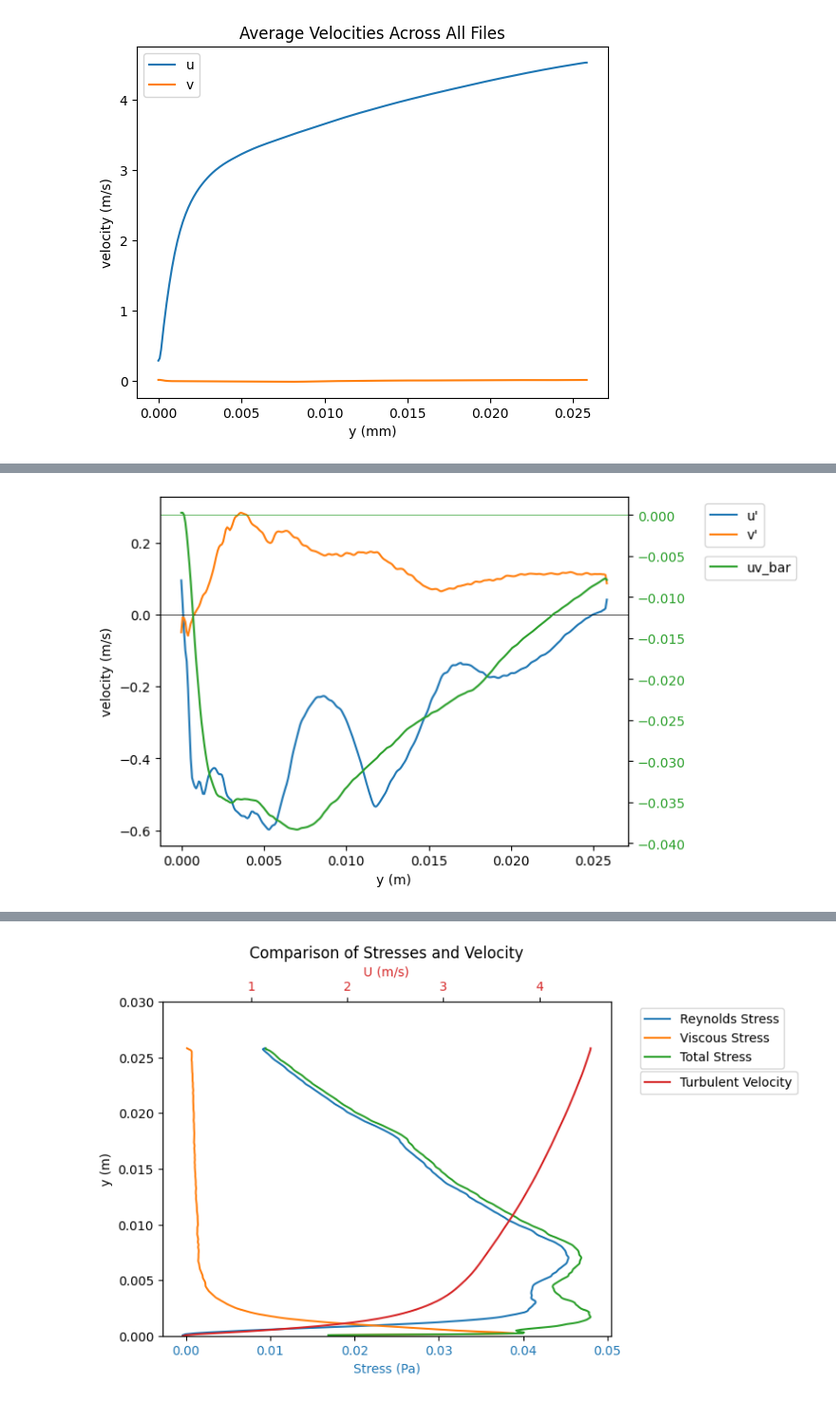
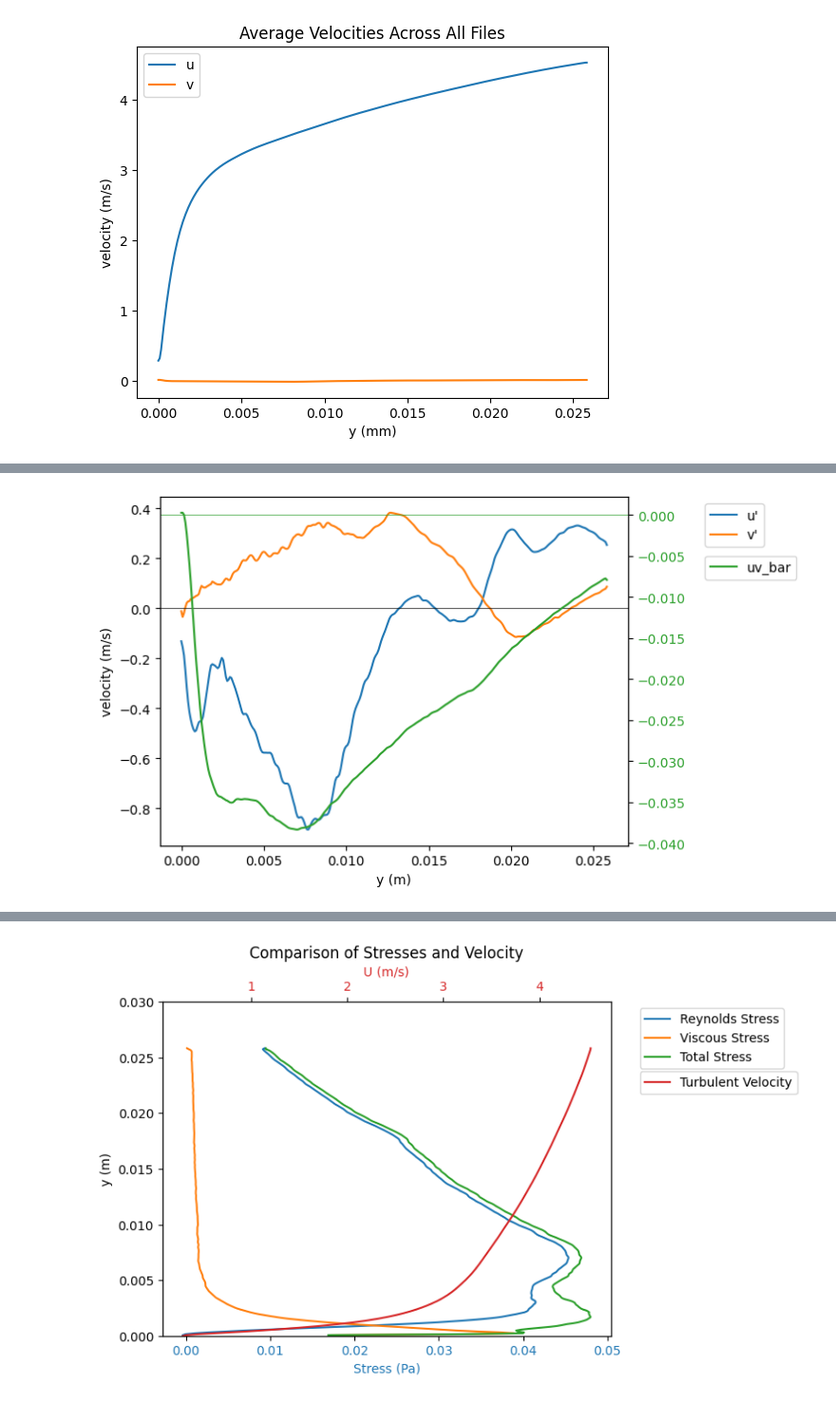
Before and after one commit to Jagardiner97/Boundary-Layers, a Jupyter notebook: Boundary Layers/BL Final Project/turbulent-characterization.ipynb, the cells around one changed output, grey strips where cells are left out. Shown: that part at 95% size. Saved outputs shown, nothing was run; the diff lists cells and outputs as text; code cells hidden in the pictures.

```diff
--- a/Boundary Layers/BL Final Project/turbulent-characterization.ipynb
+++ b/Boundary Layers/BL Final Project/turbulent-characterization.ipynb
@@ -275,32 +281,32 @@ for i in range(len(u_all)):
 
 # Calculate uv_bar
 uv_prime_ave = []
 for i in range(len(u_prime[0])):
     uv_prime_ave.append([])
 for i in range(len(u_prime)):
     for j in range(len(u_prime[0])):
         uv_prime_ave[j].append(u_prime[i][j] * v_prime[i][j])
 uv_bar = []
 for i in range(len(uv_prime_ave)):
     uv_bar.append(np.mean(uv_prime_ave[i]))
 
 # Plot an example from u_prime, v_prime, and uv_bar
-examples = [250]
+examples = [30]
 for example in examples:
     fig, ax1 = plt.subplots()
     ax1.plot(y, u_prime[example], label="u\'")
     ax1.plot(y, v_prime[example], label="v\'")
     ax1.axhline(y=0, color='black', linewidth=0.5)
     ax1.set_xlabel("y (m)")
     ax1.set_ylabel("velocity (m/s)")
     ax1.legend()
 
     ax2 = ax1.twinx()
     ax2.plot(y, uv_bar, label="uv_bar", color="tab:green")
     ax2.axhline(y=0, color='tab:green', linewidth=0.5)
     ax2.tick_params(axis="y", labelcolor="tab:green")
     ax1.legend(loc='upper left', bbox_to_anchor=(1.15, 1))
     ax2.legend(loc='upper left', bbox_to_anchor=(1.15, 0.85))
     plt.show()
 # %% [output]
-[figure, old version]
+[figure, new version]
```
Also changed, not shown: parts of 5 cells of this notebook.
